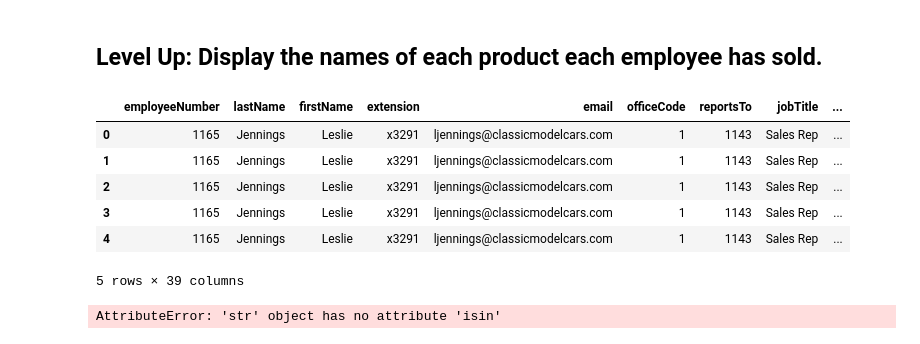
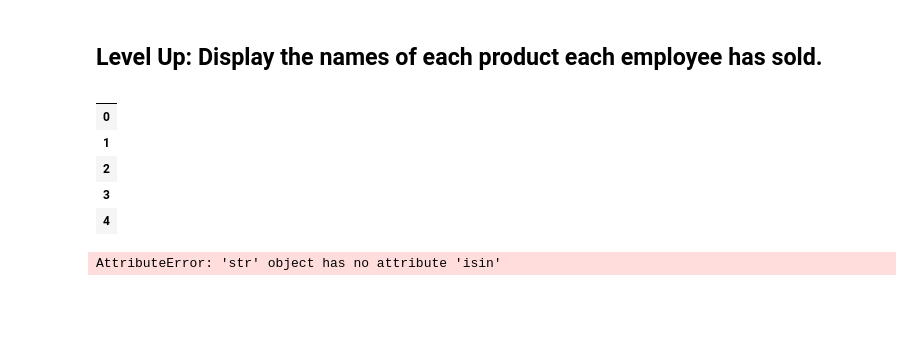
Before and after one commit to tthien92/dsc-0-05-10-join-statements-lab-online-ds-sp-000, a Jupyter notebook: index.ipynb, the cells around one changed output. Saved outputs shown, nothing was run; the diff lists cells and outputs as text; code cells hidden in the pictures; blank space fills up the shorter version.

```diff
--- a/index.ipynb
+++ b/index.ipynb
@@ -117,26 +117,24 @@ cur.execute('''SELECT DISTINCT customerName FROM offices, customers WHERE custom
 # %%
 cur.execute("""SELECT * from employees e
                 JOIN customers c
                 ON employeeNumber = c.salesRepEmployeeNumber
                 JOIN orders USING (customerNumber)
                 JOIN orderdetails USING(orderNumber)
                 JOIN products USING (productCode);
                 """)
 orders_df = pd.DataFrame(cur.fetchall())
 orders_df.columns = [i[0] for i in cur.description]
 #df_full = (orders_df.firstName + " " + orders_df.lastName).unique()
-df1 = orders_df.loc[:, orders_df.columns.isin(list('firstName, lastName, productName']
-#df1.head()
-df.columns.isin(list('BCD'))]
+df1 = orders_df.loc[:, orders_df.columns.isin(list('firstName, lastName, productName'))]
+df1.head()
 #|example.setdefault('a', []).append('apple')
 # %% [output]
-|  | employeeNumber | lastName | firstName | extension | email | officeCode | reportsTo | jobTitle | ... |
-| 0 | 1165 | Jennings | Leslie | x3291 | ljennings@classicmodelcars.com | 1 | 1143 | Sales Rep | ... |
-| 1 | 1165 | Jennings | Leslie | x3291 | ljennings@classicmodelcars.com | 1 | 1143 | Sales Rep | ... |
-| 2 | 1165 | Jennings | Leslie | x3291 | ljennings@classicmodelcars.com | 1 | 1143 | Sales Rep | ... |
-| 3 | 1165 | Jennings | Leslie | x3291 | ljennings@classicmodelcars.com | 1 | 1143 | Sales Rep | ... |
-| 4 | 1165 | Jennings | Leslie | x3291 | ljennings@classicmodelcars.com | 1 | 1143 | Sales Rep | ... |
+|  |
+| 0 |
+| 1 |
+| 2 |
+| 3 |
+| 4 |
-5 rows × 39 columns
 # %%
 # %% [output]
 AttributeError: 'str' object has no attribute 'isin'
```
